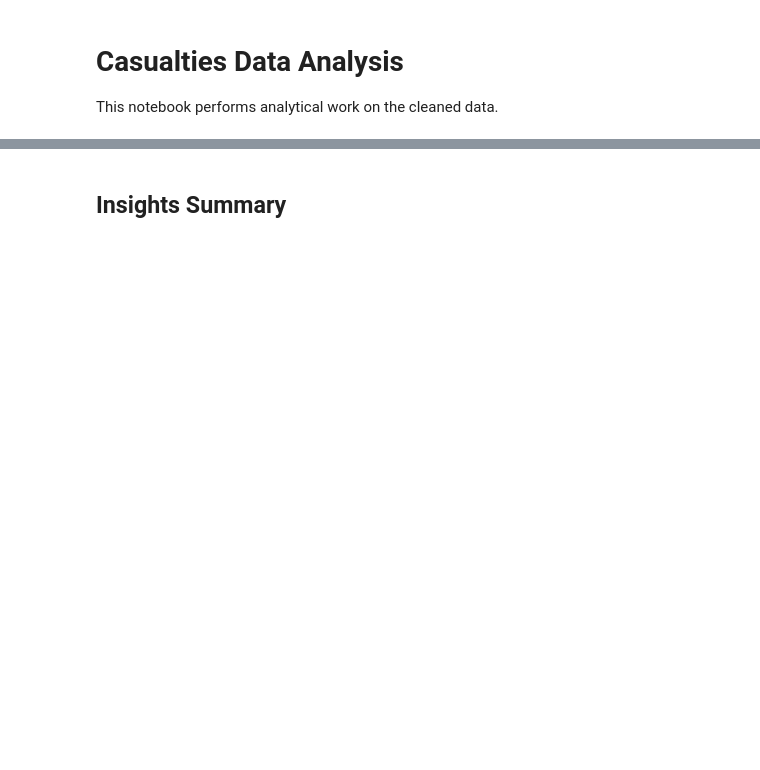
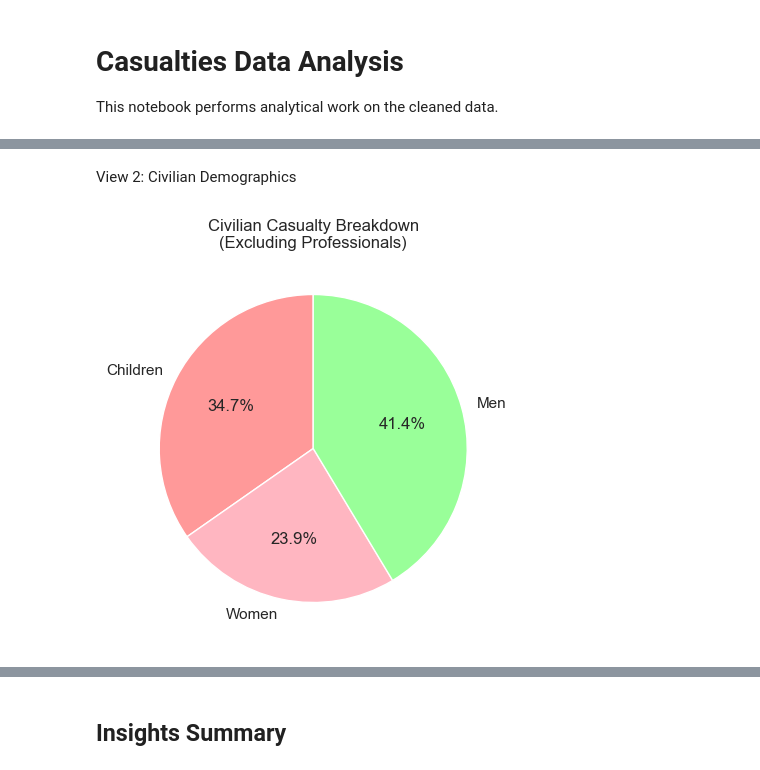
Before and after one commit to MIT-Emerging-Talent/ET6-CDSP-group-03-repo, a Jupyter notebook: 3_data_exploration/casualties_data_analysis.ipynb, the cells around one changed output, grey strips where cells are left out. Drawn from its saved outputs; the diff is of its cells as text; code cells hidden in the pictures; blank space fills up the shorter version.

```diff
--- a/3_data_exploration/casualties_data_analysis.ipynb
+++ b/3_data_exploration/casualties_data_analysis.ipynb
@@ -265,0 +187,15 @@ Final injury/death ratio: 2.57
+# %% [markdown]
+View 2: Civilian Demographics
+# %%
+plt.figure(figsize=(10, 5))
+plt.pie(
+    civ_breakdown["Deaths"],
+    labels=civ_breakdown["Group"],
+    autopct="%1.1f%%",
+    colors=["#FF9999", "#FFB6C1", "#99FF99"],
+    startangle=90,
+)
+plt.title("Civilian Casualty Breakdown\n(Excluding Professionals)")
+plt.show()
+# %% [output]
+[figure, added]
```
Also changed, not shown: parts of 46 cells of this notebook.
